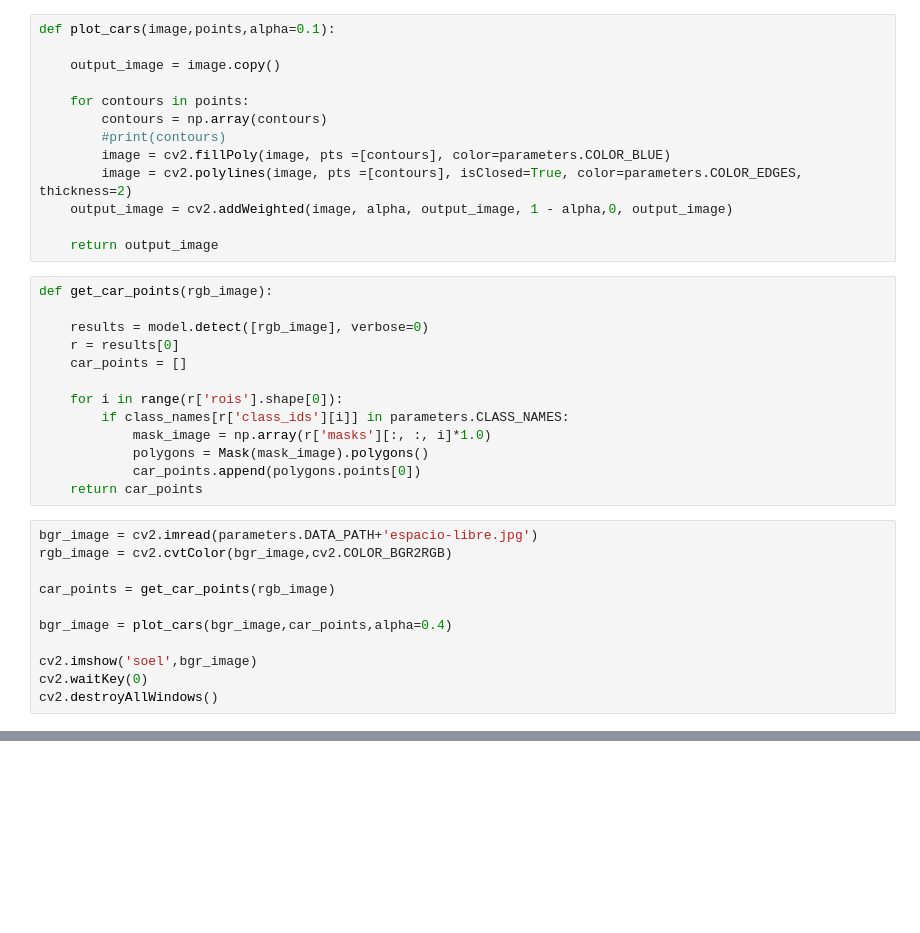
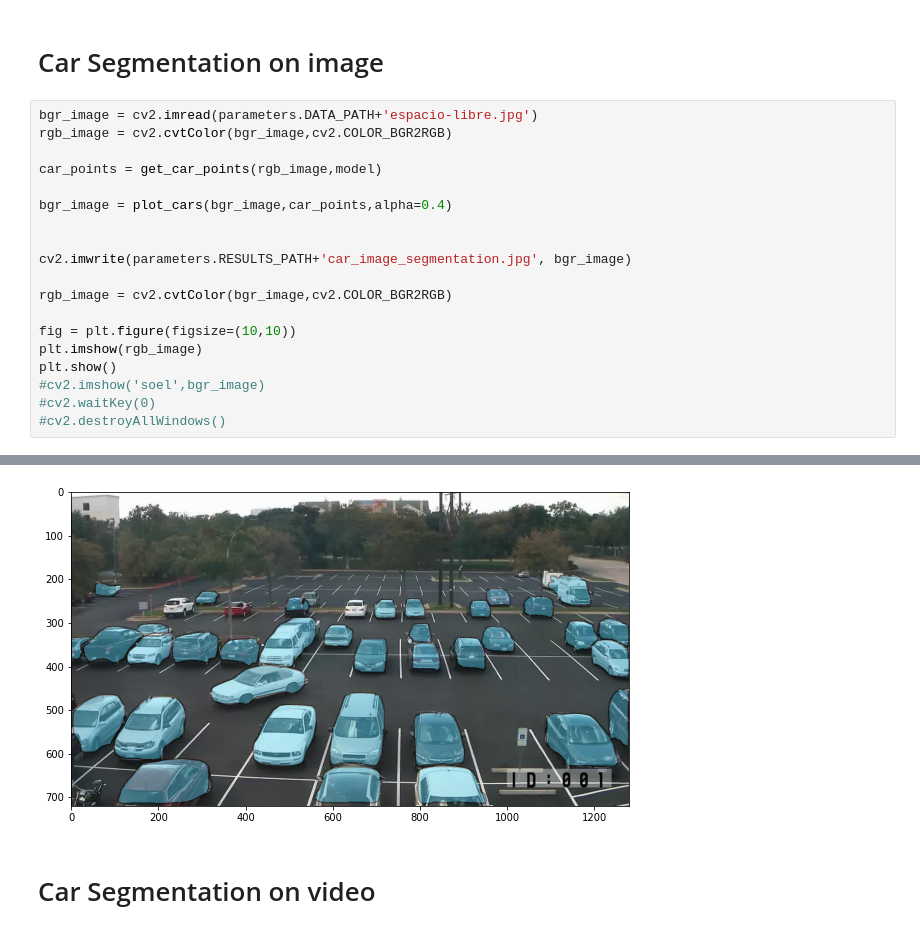
Before and after one commit to CristianLazoQuispe/Parking-project, a Jupyter notebook: Codes/segmentation.ipynb, the cells around one changed output, grey strips where cells are left out. Cells and saved outputs as stored; diff of their text form; blank space fills up the shorter version.

```diff
--- a/Codes/segmentation.ipynb
+++ b/Codes/segmentation.ipynb
@@ -60,37 +67,22 @@ WEIGHT_DECAY                   0.0001
-# %%
-def plot_cars(image,points,alpha=0.1):
-
-    output_image = image.copy()
-
-    for contours in points:
-        contours = np.array(contours)
-        #print(contours)
-        image = cv2.fillPoly(image, pts =[contours], color=parameters.COLOR_BLUE)
-        image = cv2.polylines(image, pts =[contours], isClosed=True, color=parameters.COLOR_EDGES, thickness=2)
-    output_image = cv2.addWeighted(image, alpha, output_image, 1 - alpha,0, output_image)
-
-    return output_image
-# %%
-def get_car_points(rgb_image):
-
-    results = model.detect([rgb_image], verbose=0)
-    r = results[0]
-    car_points = []
-
-    for i in range(r['rois'].shape[0]):
-        if class_names[r['class_ids'][i]] in parameters.CLASS_NAMES:
-            mask_image = np.array(r['masks'][:, :, i]*1.0)
-            polygons = Mask(mask_image).polygons()
-            car_points.append(polygons.points[0])
-    return car_points
+# %% [markdown]
+# Car Segmentation on image
 # %%
 bgr_image = cv2.imread(parameters.DATA_PATH+'espacio-libre.jpg')
 rgb_image = cv2.cvtColor(bgr_image,cv2.COLOR_BGR2RGB)
 
-car_points = get_car_points(rgb_image)
+car_points = get_car_points(rgb_image,model)
 
 bgr_image = plot_cars(bgr_image,car_points,alpha=0.4)
 
-cv2.imshow('soel',bgr_image)
-cv2.waitKey(0)
-cv2.destroyAllWindows()
+
+cv2.imwrite(parameters.RESULTS_PATH+'car_image_segmentation.jpg', bgr_image)
+
+rgb_image = cv2.cvtColor(bgr_image,cv2.COLOR_BGR2RGB)
+
+fig = plt.figure(figsize=(10,10))
+plt.imshow(rgb_image)
+plt.show()
+#cv2.imshow('soel',bgr_image)
+#cv2.waitKey(0)
+#cv2.destroyAllWindows()
+# %% [output]
@@ -97,3 +93,6 @@ cv2.destroyAllWindows()
+[figure, added]
+# %% [markdown]
+# Car Segmentation on video
 # %%
 import cv2
 import numpy as np
```
Also changed, not shown: parts of 3 cells of this notebook, 26 other files.
